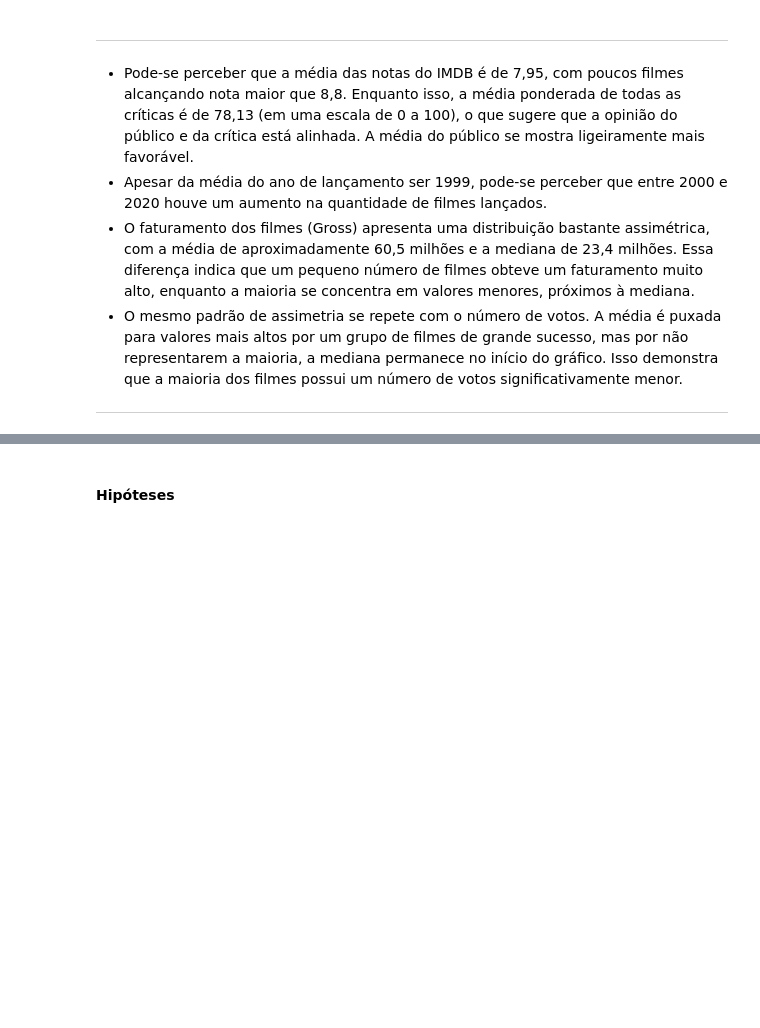
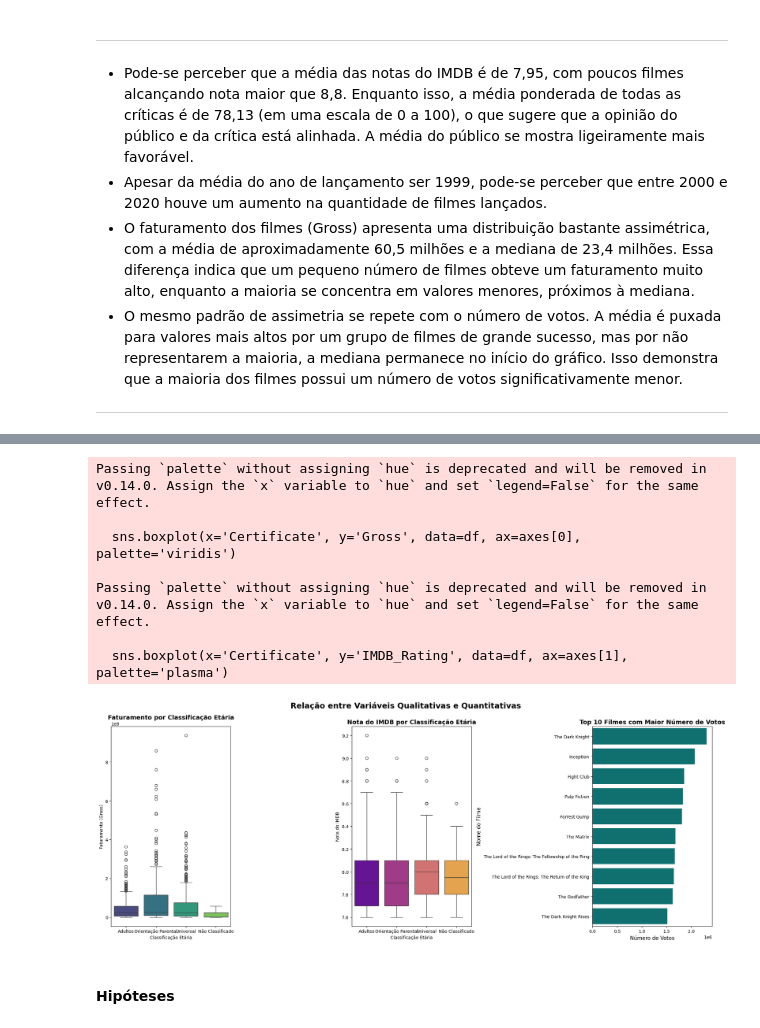
Before and after one commit to claraalyne/eda-e-previsao-de-nota-regressao, a Jupyter notebook: Análise_Exploratória.ipynb, the cells around one changed output, grey strips where cells are left out. Drawn from its saved outputs; the diff is of its cells as text; code cells hidden in the pictures; blank space fills up the shorter version.

```diff
--- a/Análise_Exploratória.ipynb
+++ b/Análise_Exploratória.ipynb
@@ -298,3 +381,46 @@ plt.show()
+# %%
+import pandas as pd
+import matplotlib.pyplot as plt
+import seaborn as sns
+
+fig, axes = plt.subplots(nrows=1, ncols=3, figsize=(20, 8))
+axes = axes.flatten()
+
+# --- Gráfico 1: Gross vs Certificate ---
+sns.boxplot(x='Certificate', y='Gross', data=df, ax=axes[0], palette='viridis')
+axes[0].set_title('Faturamento por Classificação Etária', fontsize=14, weight='bold')
+axes[0].set_xlabel('Classificação Etária')
+axes[0].set_ylabel('Faturamento (Gross)')
+
+# --- Gráfico 2: IMDB Rating vs Certificate ---
+sns.boxplot(x='Certificate', y='IMDB_Rating', data=df, ax=axes[1], palette='plasma')
+axes[1].set_title('Nota do IMDB por Classificação Etária', fontsize=14, weight='bold')
+axes[1].set_xlabel('Classificação Etária')
+axes[1].set_ylabel('Nota do IMDB')
+
+# --- NOVO Gráfico 3: Faturamento vs Diretor ---
+# Primeiro, calcula o faturamento médio para cada diretor e seleciona os 10 mais lucrativos
+faturamento_medio_por_diretor = df.groupby('Director')['Gross'].mean().sort_values(ascending=False).head(10)
+
+top_10_filmes = df.sort_values(by='No_of_Votes', ascending=False).head(10)
+# Cria o gráfico de barras
+sns.barplot(x='No_of_Votes', y='Series_Title', data=top_10_filmes, color='teal')
+axes[2].set_title('Top 10 Filmes com Maior Número de Votos', fontsize=14, weight='bold')
+axes[2].set_xlabel('Número de Votos', fontsize=12)
+axes[2].set_ylabel('Nome do Filme', fontsize=12)
+
+plt.suptitle("Relação entre Variáveis Qualitativas e Quantitativas", fontsize=18, weight='bold')
+plt.tight_layout()
+plt.show()
+# %% [output]
+Passing `palette` without assigning `hue` is deprecated and will be removed in v0.14.0. Assign the `x` variable to `hue` and set `legend=False` for the same effect.
+
+  sns.boxplot(x='Certificate', y='Gross', data=df, ax=axes[0], palette='viridis')
+
+Passing `palette` without assigning `hue` is deprecated and will be removed in v0.14.0. Assign the `x` variable to `hue` and set `legend=False` for the same effect.
+
+  sns.boxplot(x='Certificate', y='IMDB_Rating', data=df, ax=axes[1], palette='plasma')
+[figure, added]
 # %% [markdown]
 #### Hipóteses
 # %% [markdown]
```
Also changed, not shown: parts of 7 cells of this notebook.
